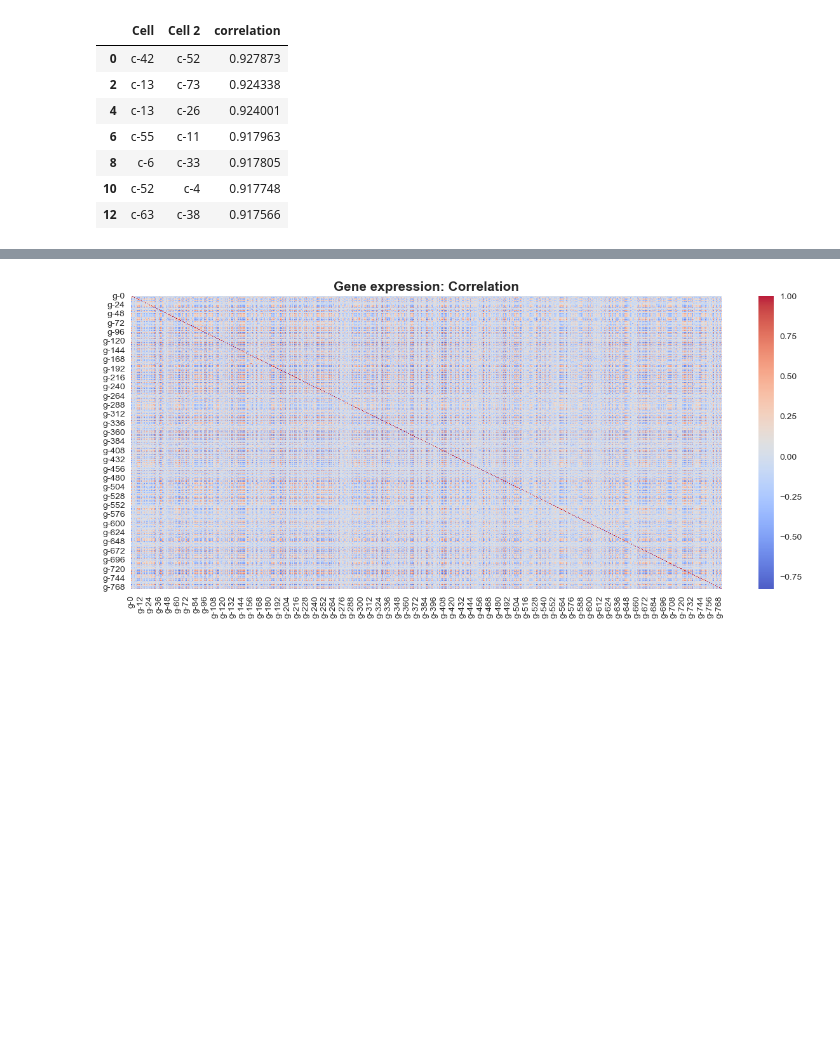
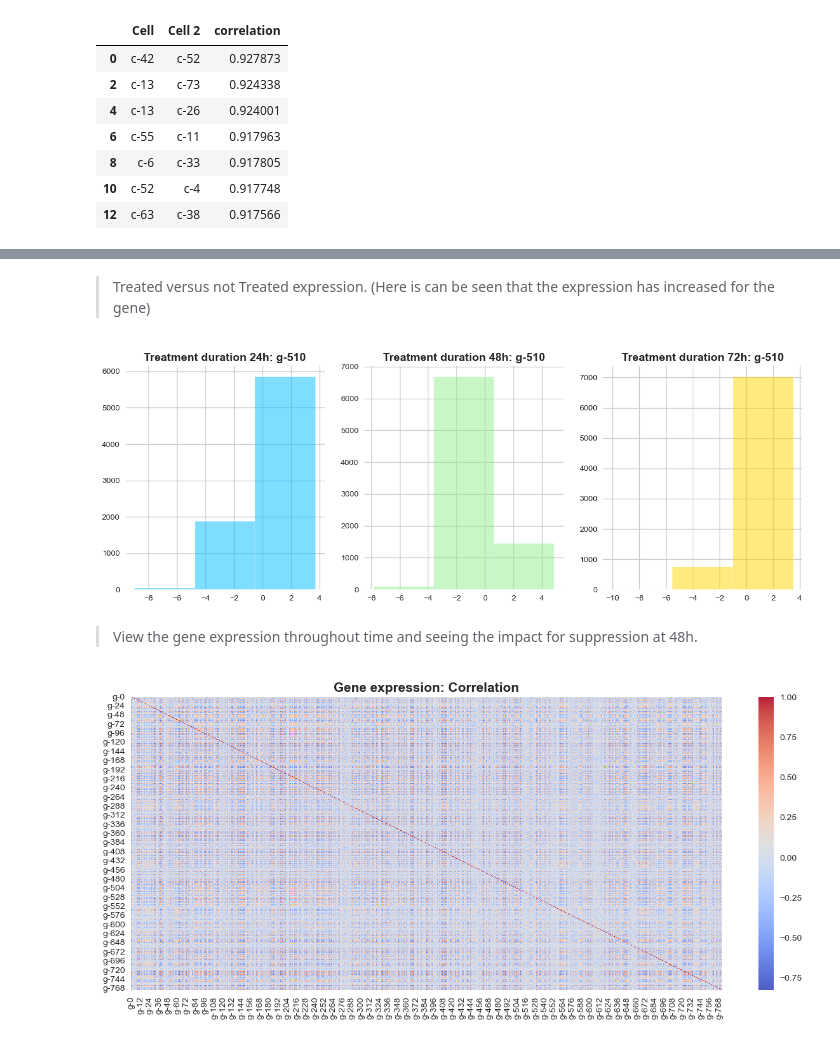
Before and after one commit to mdespinoza/MOA_Project, a Jupyter notebook: code/MOA_Project_Code.ipynb, the cells around one changed output, grey strips where cells are left out. Drawn from its saved outputs; the diff is of its cells as text; code cells hidden in the pictures; blank space fills up the shorter version.

```diff
--- a/code/MOA_Project_Code.ipynb
+++ b/code/MOA_Project_Code.ipynb
@@ -464,3 +591,11 @@ corrs(cells, 'Cell', 'Cell 2', rows=7)
+# %% [markdown]
+> Treated versus not Treated expression. (Here is can be seen that the expression has increased for the gene)
+# %%
+plott('g-510')
+# %% [output]
+[figure, added]
+# %% [markdown]
+> View the gene expression throughout time and seeing the impact for suppression at 48h.
 # %%
 #Select the columns g-
 g_cols = [col for col in train_features.columns if 'g-' in col]
```
Also changed, not shown: parts of 18 cells of this notebook.
